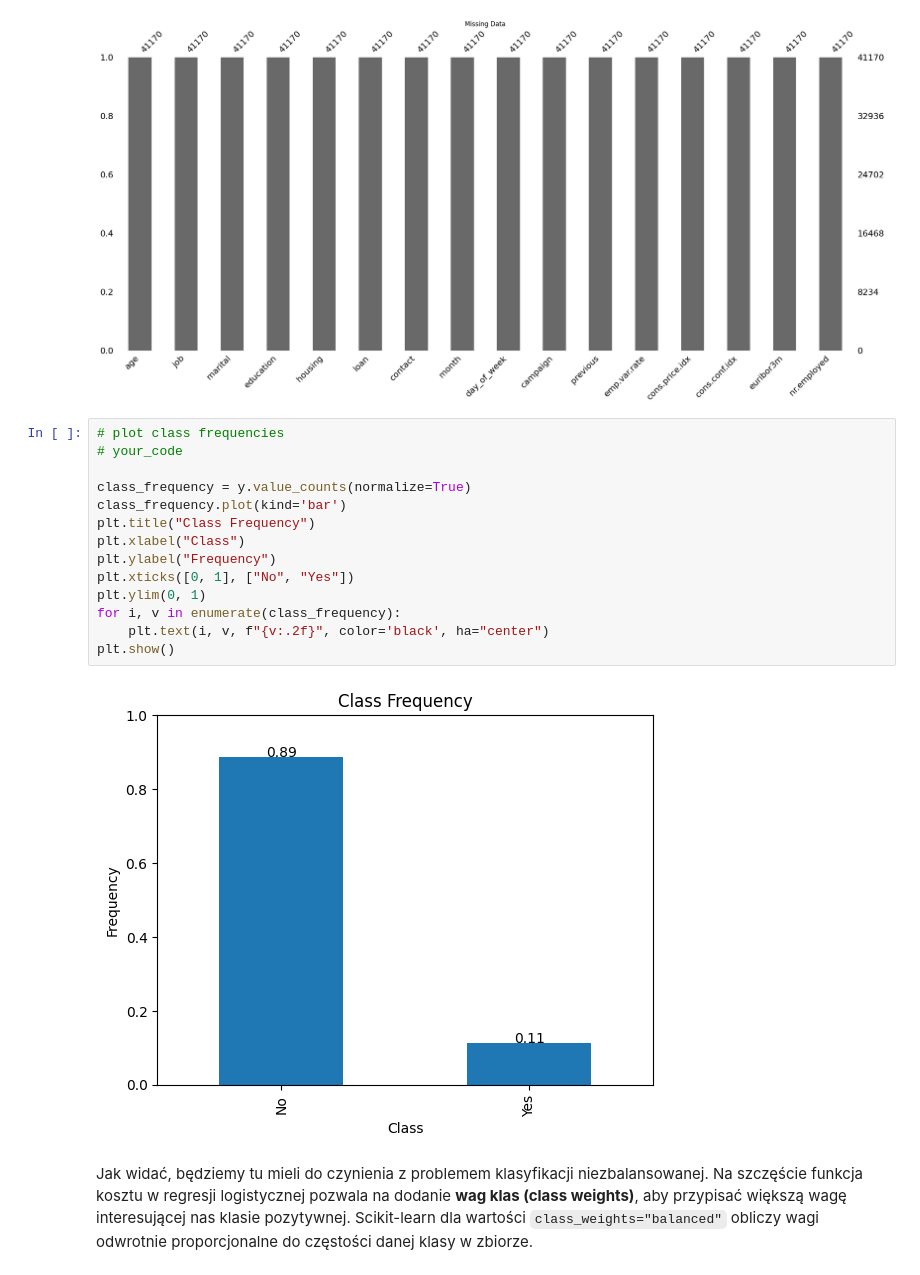
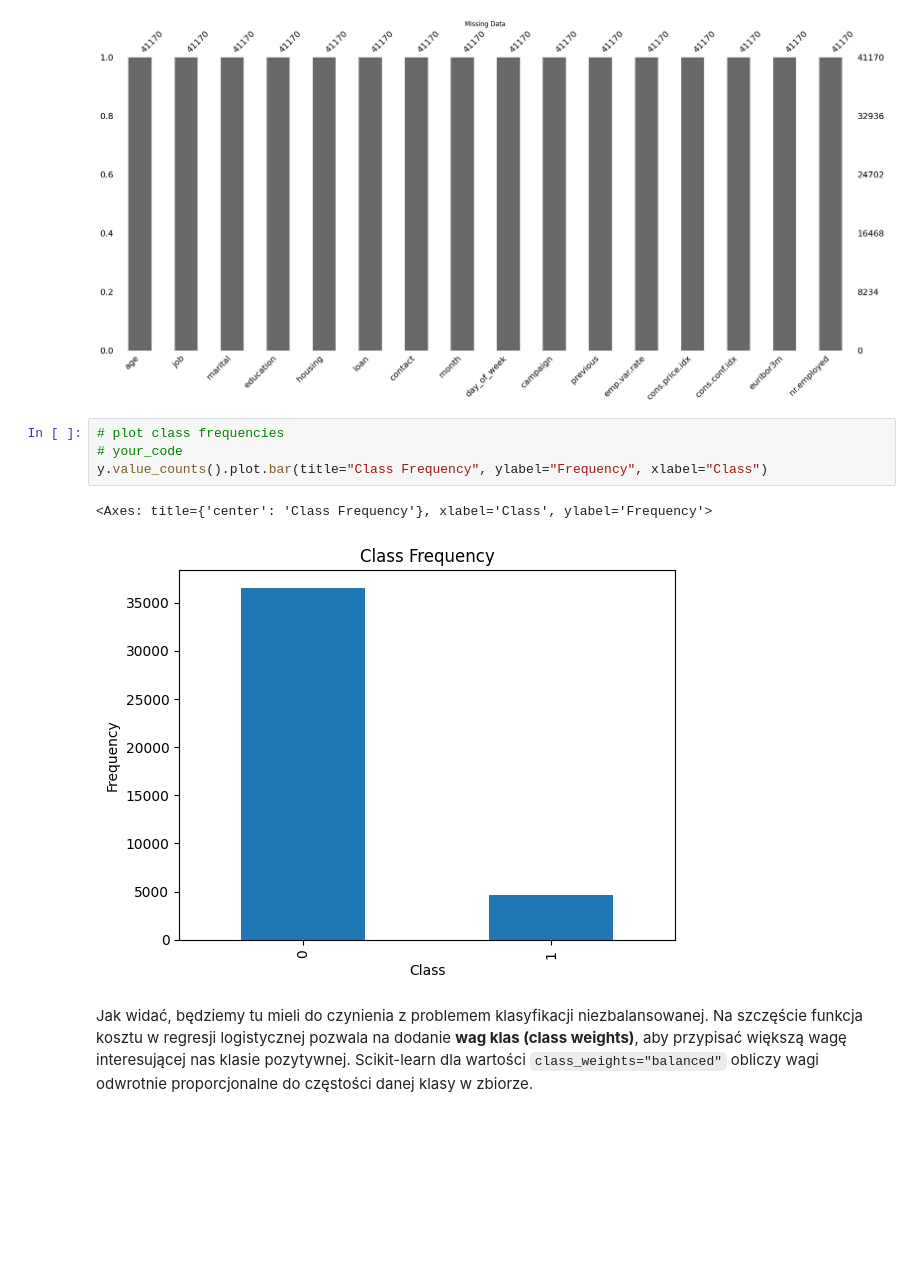
Before and after one commit to jaugustyn02/basics-of-artificial-intelligence, a Jupyter notebook: lab1/lab_1.ipynb, the cells around one changed output. Saved outputs shown, nothing was run; the diff lists cells and outputs as text; blank space fills up the shorter version.

```diff
--- a/lab1/lab_1.ipynb
+++ b/lab1/lab_1.ipynb
@@ -1125,22 +1118,13 @@ plt.title("Missing Data")
 plt.show()
 # %% [output]
 [figure]
-# %%
-# plot class frequencies
-# your_code
-
-class_frequency = y.value_counts(normalize=True)
-class_frequency.plot(kind='bar')
-plt.title("Class Frequency")
-plt.xlabel("Class")
-plt.ylabel("Frequency")
-plt.xticks([0, 1], ["No", "Yes"])
-plt.ylim(0, 1)
-for i, v in enumerate(class_frequency):
-    plt.text(i, v, f"{v:.2f}", color='black', ha="center")
-plt.show()
-# %% [output]
-[figure, removed]
+# %%
+# plot class frequencies
+# your_code
+y.value_counts().plot.bar(title="Class Frequency", ylabel="Frequency", xlabel="Class")
+# %% [output]
+<Axes: title={'center': 'Class Frequency'}, xlabel='Class', ylabel='Frequency'>
+[figure, added]
 # %% [markdown]
 Jak widać, będziemy tu mieli do czynienia z problemem klasyfikacji niezbalansowanej. Na szczęście funkcja kosztu w regresji logistycznej pozwala na dodanie **wag klas (class weights)**, aby przypisać większą wagę interesującej nas klasie pozytywnej. Scikit-learn dla wartości `class_weights="balanced"` obliczy wagi odwrotnie proporcjonalne do częstości danej klasy w zbiorze.
 # %% [markdown]
```
Also changed, not shown: parts of 20 cells of this notebook.
